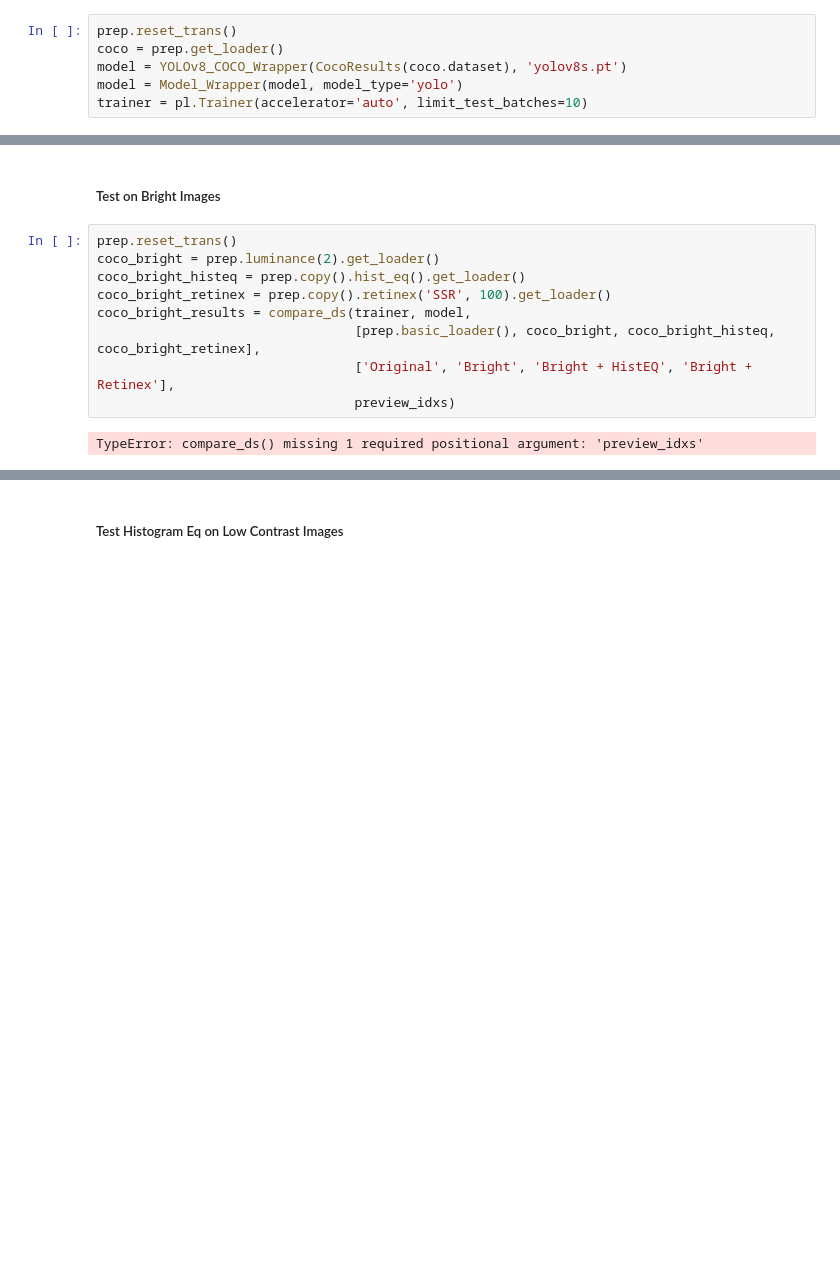
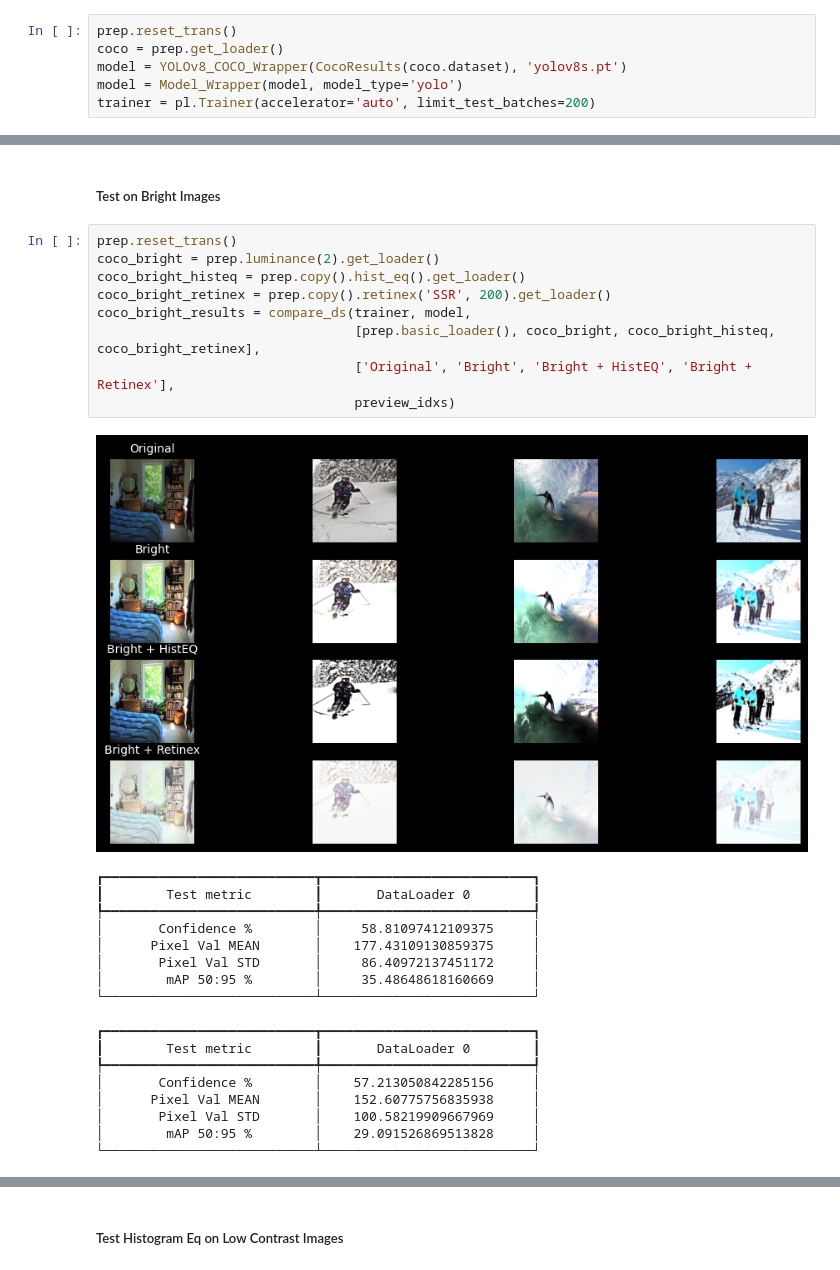
Before and after one commit to jjsuperpower/FIND, a Jupyter notebook: test_yolov8.ipynb, the cells around one changed output, grey strips where cells are left out. Drawn from its saved outputs; the diff is of its cells as text; blank space fills up the shorter version.

```diff
--- a/test_yolov8.ipynb
+++ b/test_yolov8.ipynb
@@ -43,7 +43,7 @@ prep.reset_trans()
 coco = prep.get_loader()
 model = YOLOv8_COCO_Wrapper(CocoResults(coco.dataset), 'yolov8s.pt')
 model = Model_Wrapper(model, model_type='yolo')
-trainer = pl.Trainer(accelerator='auto', limit_test_batches=10)
+trainer = pl.Trainer(accelerator='auto', limit_test_batches=200)
 # %% [markdown]
 ##### Test On Orignal Dataset
 # %%
@@ -110,11 +119,27 @@ coco_dark_results = compare_ds(trainer, model,
 # %%
 prep.reset_trans()
 coco_bright = prep.luminance(2).get_loader()
 coco_bright_histeq = prep.copy().hist_eq().get_loader()
-coco_bright_retinex = prep.copy().retinex('SSR', 100).get_loader()
+coco_bright_retinex = prep.copy().retinex('SSR', 200).get_loader()
 coco_bright_results = compare_ds(trainer, model,
                                  [prep.basic_loader(), coco_bright, coco_bright_histeq, coco_bright_retinex],
                                  ['Original', 'Bright', 'Bright + HistEQ', 'Bright + Retinex'],
                                  preview_idxs)
 # %% [output]
+[figure, added]
-TypeError: compare_ds() missing 1 required positional argument: 'preview_idxs'
+┏━━━━━━━━━━━━━━━━━━━━━━━━━━━┳━━━━━━━━━━━━━━━━━━━━━━━━━━━┓
+┃        Test metric        ┃       DataLoader 0        ┃
+┡━━━━━━━━━━━━━━━━━━━━━━━━━━━╇━━━━━━━━━━━━━━━━━━━━━━━━━━━┩
+│       Confidence %        │     58.81097412109375     │
+│      Pixel Val MEAN       │    177.43109130859375     │
+│       Pixel Val STD       │     86.40972137451172     │
+│        mAP 50:95 %        │     35.48648618160669     │
+└───────────────────────────┴───────────────────────────┘
+┏━━━━━━━━━━━━━━━━━━━━━━━━━━━┳━━━━━━━━━━━━━━━━━━━━━━━━━━━┓
+┃        Test metric        ┃       DataLoader 0        ┃
+┡━━━━━━━━━━━━━━━━━━━━━━━━━━━╇━━━━━━━━━━━━━━━━━━━━━━━━━━━┩
+│       Confidence %        │    57.213050842285156     │
+│      Pixel Val MEAN       │    152.60775756835938     │
+│       Pixel Val STD       │    100.58219909667969     │
+│        mAP 50:95 %        │    29.091526869513828     │
+└───────────────────────────┴───────────────────────────┘
```
Also changed, not shown: parts of 5 cells of this notebook, 1 other file.
